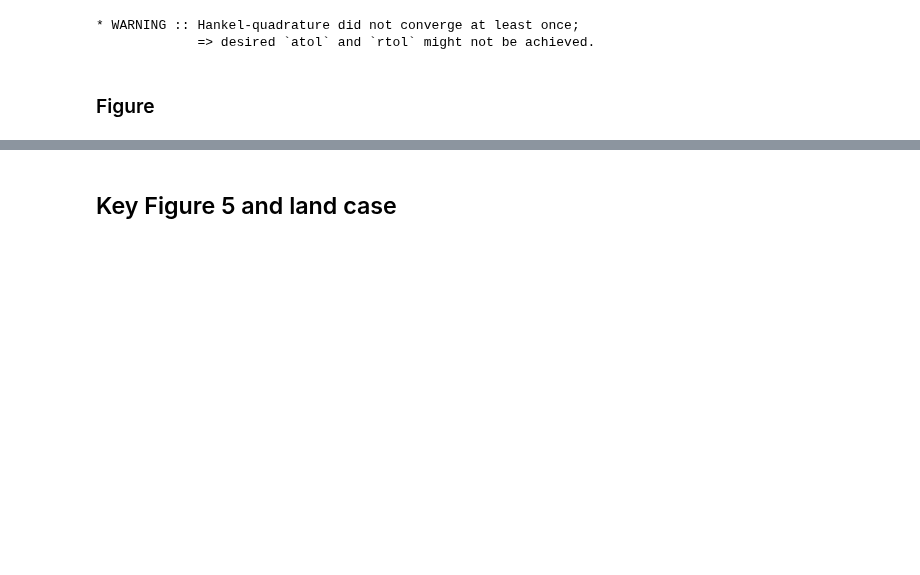
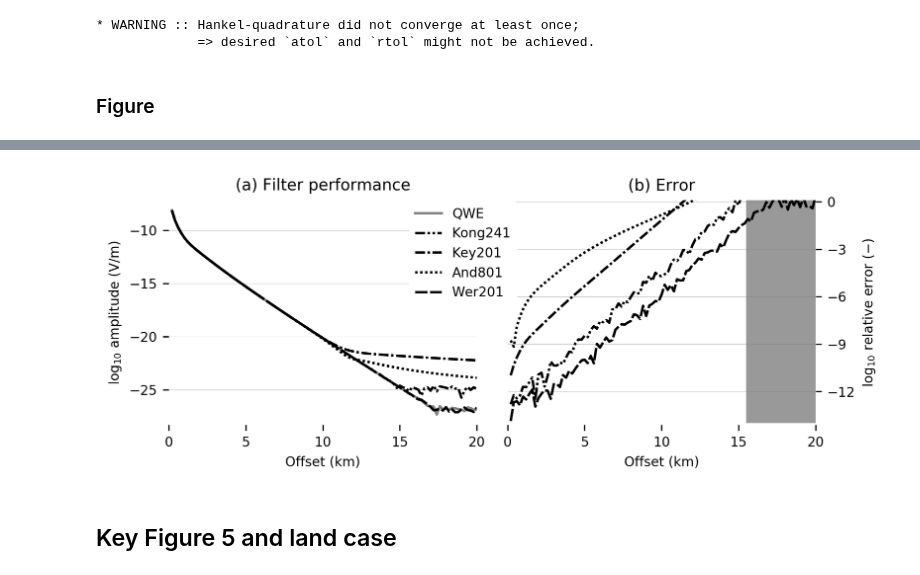
Before and after one commit to emsig/article-fdesign, a Jupyter notebook: notebooks/05-06-Figure_KongKey.ipynb, the cells around one changed output, grey strips where cells are left out. Cells and saved outputs as stored; diff of their text form; code cells hidden in the pictures; blank space fills up the shorter version.

```diff
--- a/notebooks/05-06-Figure_KongKey.ipynb
+++ b/notebooks/05-06-Figure_KongKey.ipynb
@@ -20,11 +68,13 @@ plt.rcParams['savefig.dpi'] = 300
 # %%
 x = np.arange(1, 101)*200
 inp = {
-    'src': [0, 0, 0],
-    'rec': [x, x*0, 0],
-    'ab': 11,
-    'freqtime': 1,
-    'verb': 1,}
+    'src': [0, 0, 0],    # Source
+    'rec': [x, x*0, 0],  # Receivers
+    'ab': 11,            # x-directed source and receiver
+    'freqtime': 1,       # Frequency
+    'xdirect': True,
+    'verb': 1
+}
 # %% [markdown]
 ## Kong Figure 5
 # %%
@@ -92,3 +100,41 @@ plt.show()
+# %%
+plt.figure(figsize=(7, 2.5))
+plt.subplots_adjust(wspace=0.1)
+
+
+# (b) Relative error
+ax2 = create_axis(122, '(b) Error')
+for key, value in kong.items():
+    plt.plot(x/1e3, error(value, kqwe), 'k', linestyle=ls[key])
+
+# Make grey arrea of nonsense-errors
+plt.fill([15.5, 20, 20, 15.5, 15.5], [-14, -14, 1, 1, -14], '.6')
+
+# Y-axis
+ax2.set_ylim([-14.1, 0.1])
+ax2.set_yticks([0, -3, -6, -9, -12])
+ax2.set_ylabel(r'$\log_{10}$ relative error ($-$)')
+
+
+# (a) Amplitude
+ax1 = create_axis(121, '(a) Filter performance')
+plt.plot(x/1e3, abs10(kqwe), '0.5', label='QWE')
+for key, value in kong.items():
+    plt.plot(x/1e3, abs10(value), 'k', linestyle=ls[key], label=key)
+
+# Legend
+plt.legend(loc=1, edgecolor='1', framealpha=1, bbox_to_anchor=(1.15, 1.02))
+
+# Y-axis
+ax1.set_ylabel(r'$\log_{10}$ amplitude (V/m)')
+
+# Save and show
+if save:
+    for ending in ['png', 'pdf', 'eps']:
+        plt.savefig('../figures/Figure-5-bw.'+ending, bbox_inches='tight')
+plt.show()
+# %% [output]
+[figure, added]
 # %% [markdown]
 ## Key Figure 5 and land case
 # %%
```
Also changed, not shown: parts of 10 cells of this notebook, 25 other files.
